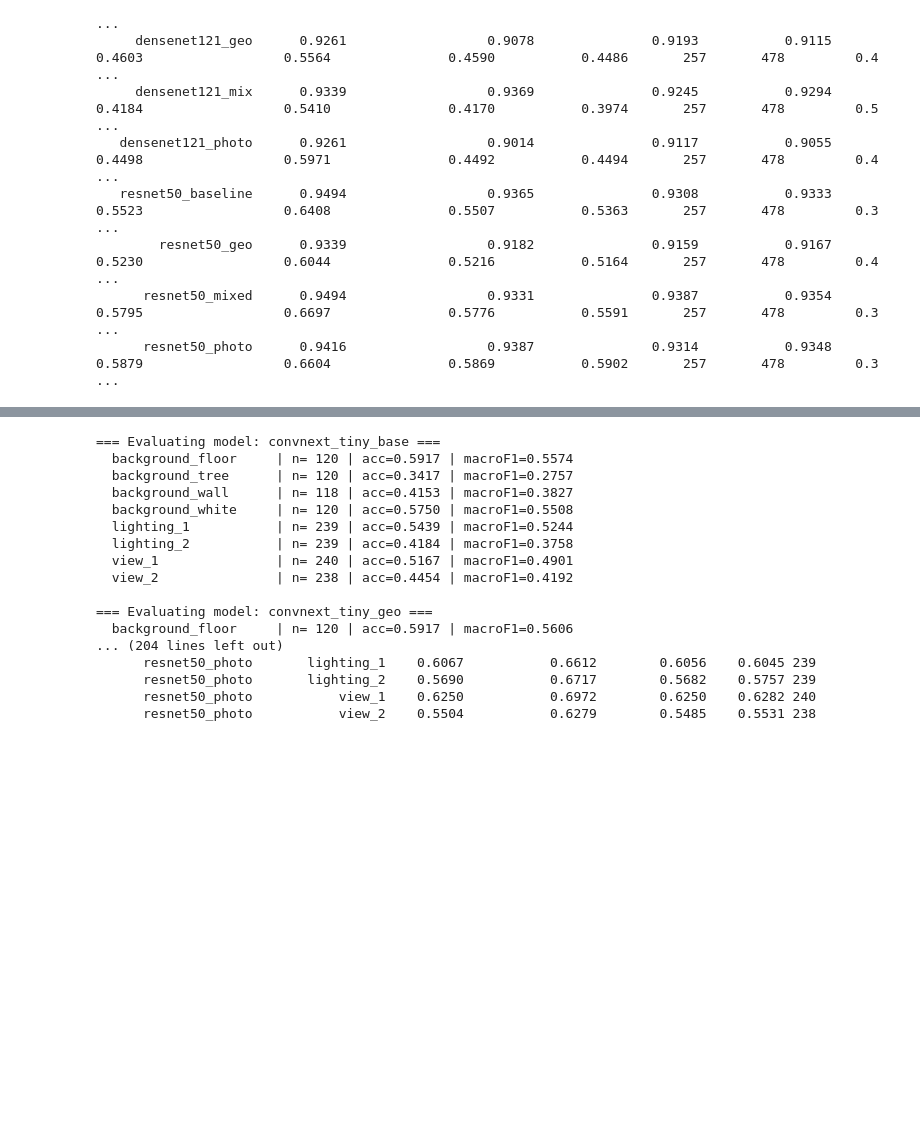
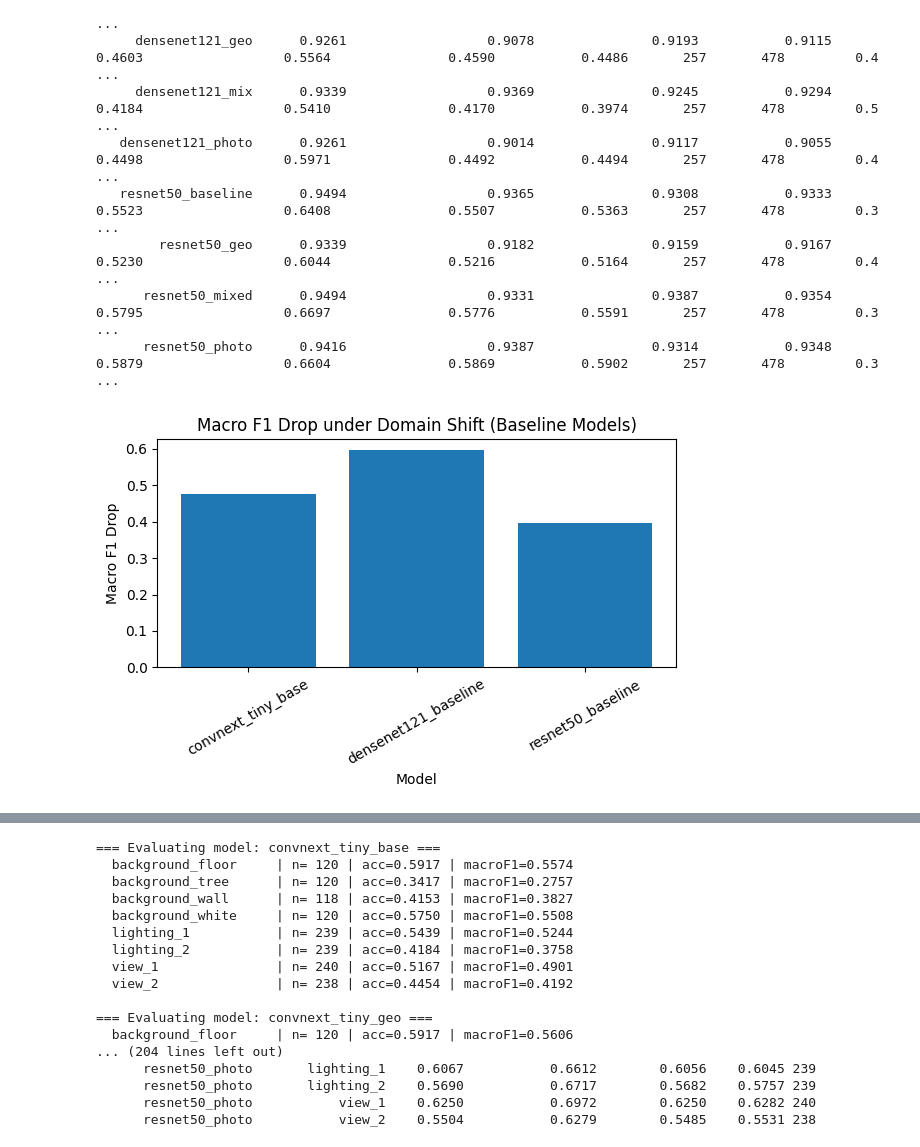
Before and after one commit to StefanStricker/thesis, a Jupyter notebook: evaluation.ipynb, the cells around one changed output, grey strips where cells are left out. Saved outputs shown, nothing was run; the diff lists cells and outputs as text; code cells hidden in the pictures; blank space fills up the shorter version.

Commit message:
plotting more evaluation

```diff
--- a/evaluation.ipynb
+++ b/evaluation.ipynb
@@ -150,3 +152,22 @@ densenet121_baseline      0.9416                  0.9324               0.9345
         resnet50_geo      0.9339                  0.9182               0.9159           0.9167      0.5230                  0.6044               0.5216           0.5164       257       478         0.4 ...
       resnet50_mixed      0.9494                  0.9331               0.9387           0.9354      0.5795                  0.6697               0.5776           0.5591       257       478         0.3 ...
       resnet50_photo      0.9416                  0.9387               0.9314           0.9348      0.5879                  0.6604               0.5869           0.5902       257       478         0.3 ...
+# %%
+df_baseline = df[df["model"].str.contains("baseline|base")].copy()
+
+plt.figure(figsize=(6, 4))
+
+plt.bar(
+    df_baseline["model"],
+    df_baseline["macro_f1_drop"]
+)
+
+plt.title("Macro F1 Drop under Domain Shift (Baseline Models)")
+plt.xlabel("Model")
+plt.ylabel("Macro F1 Drop")
+plt.xticks(rotation=30)
+plt.tight_layout()
+plt.savefig("images/MacroF1Baseline")
+plt.show()
+# %% [output]
+[figure, added]
```
Also changed, not shown: parts of 4 cells of this notebook, 2 other files.
